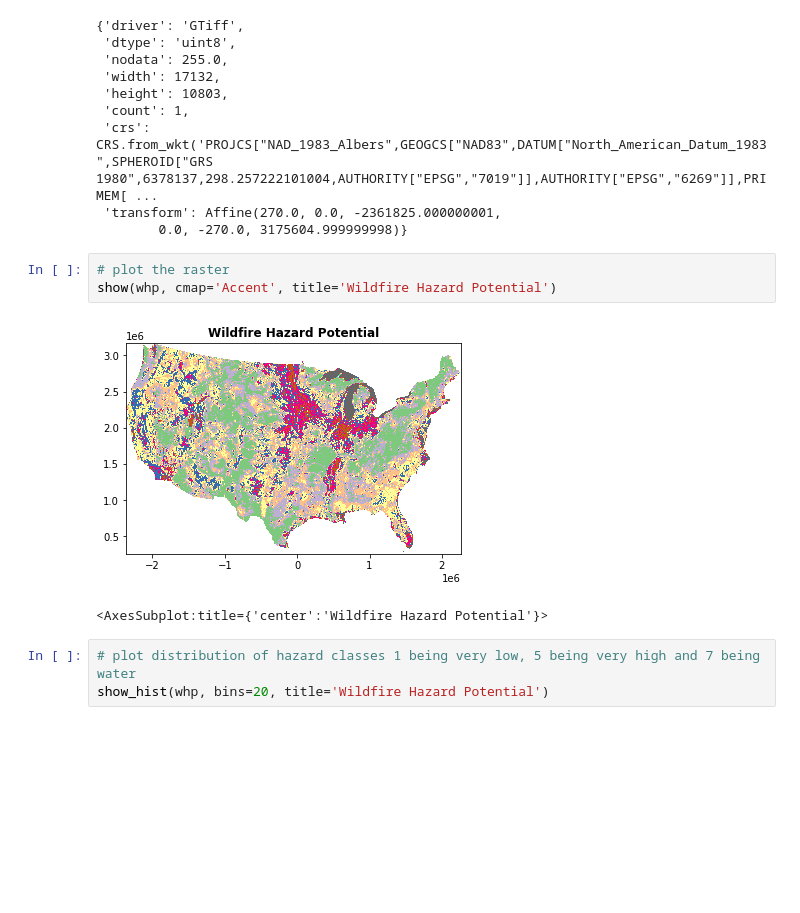
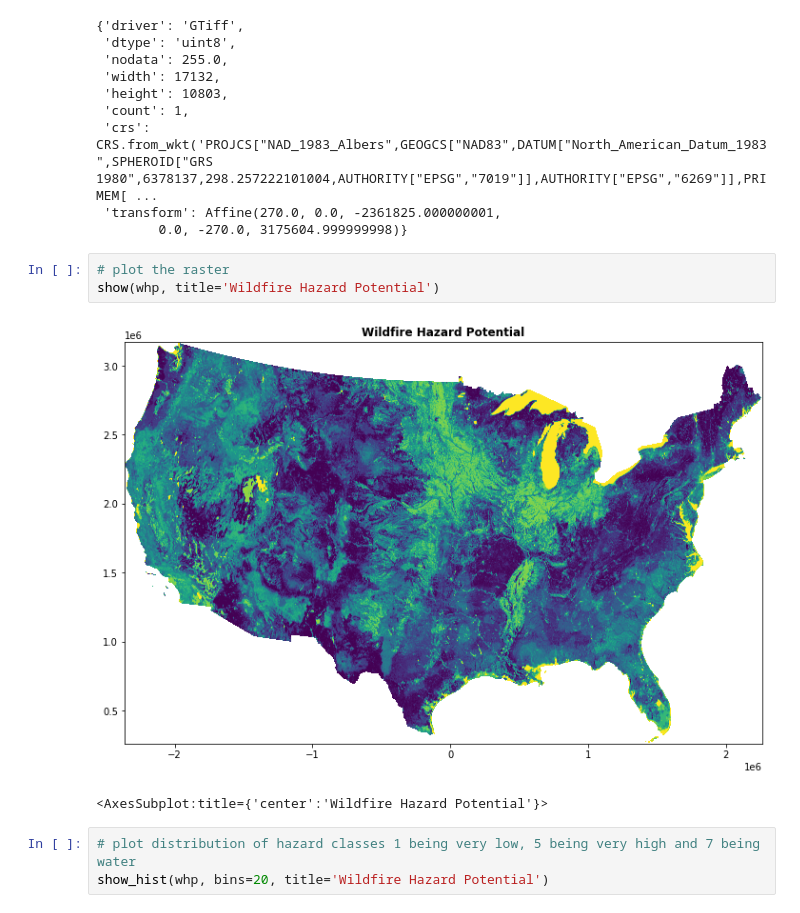
Before and after one commit to zac-stanley/us-communities-fire, a Jupyter notebook: notebooks/zs_data_exploration.ipynb, the cells around one changed output. Drawn from its saved outputs; the diff is of its cells as text; blank space fills up the shorter version.

```diff
--- a/notebooks/zs_data_exploration.ipynb
+++ b/notebooks/zs_data_exploration.ipynb
@@ -178,9 +178,9 @@ whp.meta
         0.0, -270.0, 3175604.999999998)}
 # %%
 # plot the raster
-show(whp, cmap='Accent', title='Wildfire Hazard Potential')
+show(whp, title='Wildfire Hazard Potential')
 # %% [output]
-[figure, old version]
+[figure, new version]
 <AxesSubplot:title={'center':'Wildfire Hazard Potential'}>
 # %%
 # plot distribution of hazard classes 1 being very low, 5 being very high and 7 being water
```
